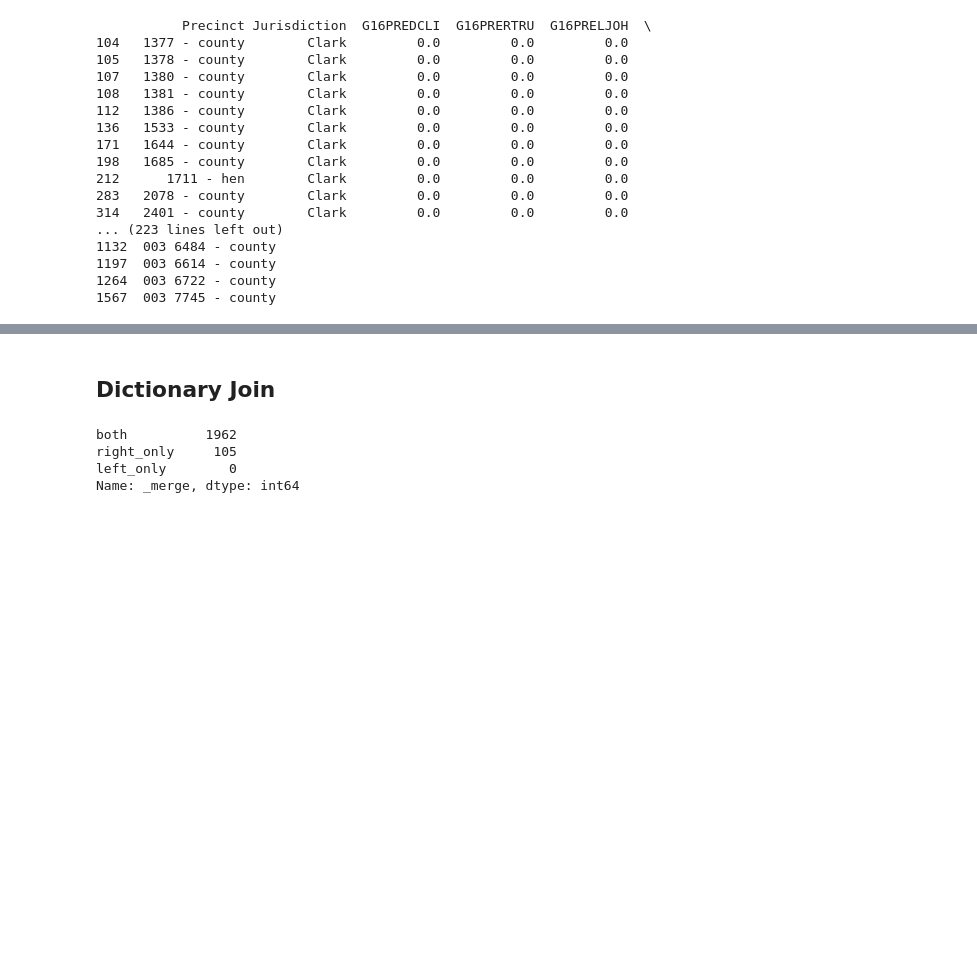
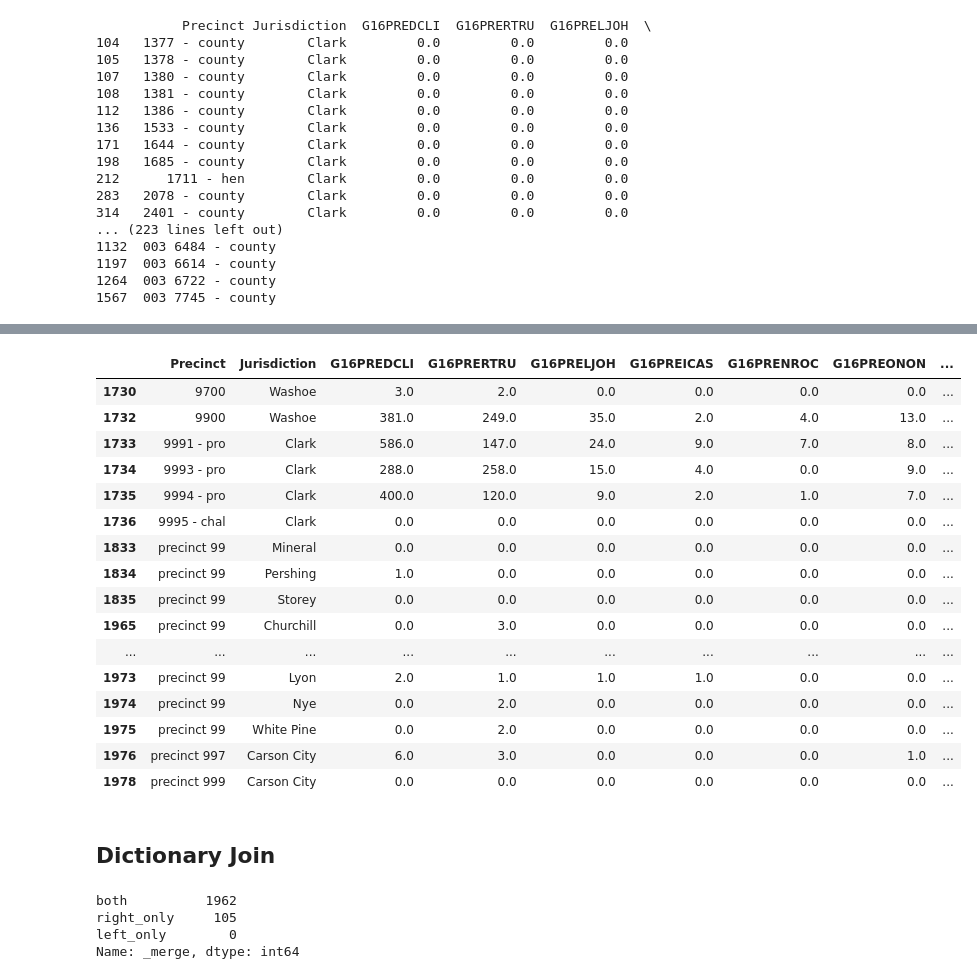
Before and after one commit to nonpartisan-redistricting-datahub/pdv-nv, a Jupyter notebook: vest-nv-2016/vest-nv-2016.ipynb, the cells around one changed output, grey strips where cells are left out. Saved outputs shown, nothing was run; the diff lists cells and outputs as text; code cells hidden in the pictures; blank space fills up the shorter version.

```diff
--- a/vest-nv-2016/vest-nv-2016.ipynb
+++ b/vest-nv-2016/vest-nv-2016.ipynb
@@ -525,11 +565,11 @@ pivot_df.update(allocated_df)
 # %%
-#Allocating Countywide Absentee to the pivot table
+#Allocating Countywide Absentee
 
 absentee_votes = pivot_df[pivot_df["unq_id"].isin(["031 9600",
 "031 9700",
 "031 9800",
 "031 9900",
-"003 9991 - pro",
+"003 9991 - pro",                                              ""
 "003 9993 - pro",
 "003 9994 - pro",
 "003 9995 - chal",
@@ -605,5 +645,4 @@ precinct_votes = pivot_df[~pivot_df["unq_id"].isin(["031 9600",
 "510 precinct 997",
 "510 precinct 998",
 "510 precinct 999"])]
-
-final_allocation = allocate_absentee(precinct_votes, absentee_votes, column_list,"FIPS County", False)
+final_allocation = allocate_absentee(precinct_votes, absentee_votes, column_list,"FIPS County")
@@ -612,0 +649,20 @@ final_allocation.update(allocated_df)
+# %%
+display(absentee_votes)
+# %% [output]
+|  | Precinct | Jurisdiction | G16PREDCLI | G16PRERTRU | G16PRELJOH | G16PREICAS | G16PRENROC | G16PREONON | ... |
+| 1730 | 9700 | Washoe | 3.0 | 2.0 | 0.0 | 0.0 | 0.0 | 0.0 | ... |
+| 1732 | 9900 | Washoe | 381.0 | 249.0 | 35.0 | 2.0 | 4.0 | 13.0 | ... |
+| 1733 | 9991 - pro | Clark | 586.0 | 147.0 | 24.0 | 9.0 | 7.0 | 8.0 | ... |
+| 1734 | 9993 - pro | Clark | 288.0 | 258.0 | 15.0 | 4.0 | 0.0 | 9.0 | ... |
+| 1735 | 9994 - pro | Clark | 400.0 | 120.0 | 9.0 | 2.0 | 1.0 | 7.0 | ... |
+| 1736 | 9995 - chal | Clark | 0.0 | 0.0 | 0.0 | 0.0 | 0.0 | 0.0 | ... |
+| 1833 | precinct 99 | Mineral | 0.0 | 0.0 | 0.0 | 0.0 | 0.0 | 0.0 | ... |
+| 1834 | precinct 99 | Pershing | 1.0 | 0.0 | 0.0 | 0.0 | 0.0 | 0.0 | ... |
+| 1835 | precinct 99 | Storey | 0.0 | 0.0 | 0.0 | 0.0 | 0.0 | 0.0 | ... |
+| 1965 | precinct 99 | Churchill | 0.0 | 3.0 | 0.0 | 0.0 | 0.0 | 0.0 | ... |
+| ... | ... | ... | ... | ... | ... | ... | ... | ... | ... |
+| 1973 | precinct 99 | Lyon | 2.0 | 1.0 | 1.0 | 1.0 | 0.0 | 0.0 | ... |
+| 1974 | precinct 99 | Nye | 0.0 | 2.0 | 0.0 | 0.0 | 0.0 | 0.0 | ... |
+| 1975 | precinct 99 | White Pine | 0.0 | 2.0 | 0.0 | 0.0 | 0.0 | 0.0 | ... |
+| 1976 | precinct 997 | Carson City | 6.0 | 3.0 | 0.0 | 0.0 | 0.0 | 1.0 | ... |
+| 1978 | precinct 999 | Carson City | 0.0 | 0.0 | 0.0 | 0.0 | 0.0 | 0.0 | ... |
```
Also changed, not shown: parts of 23 cells of this notebook.
